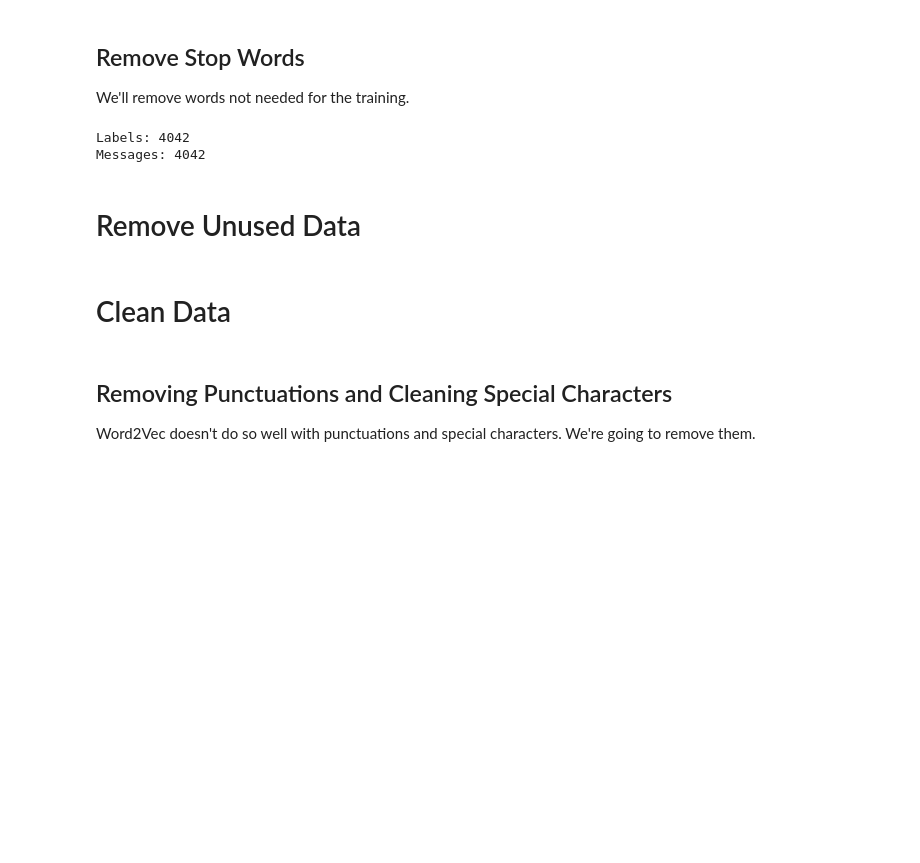
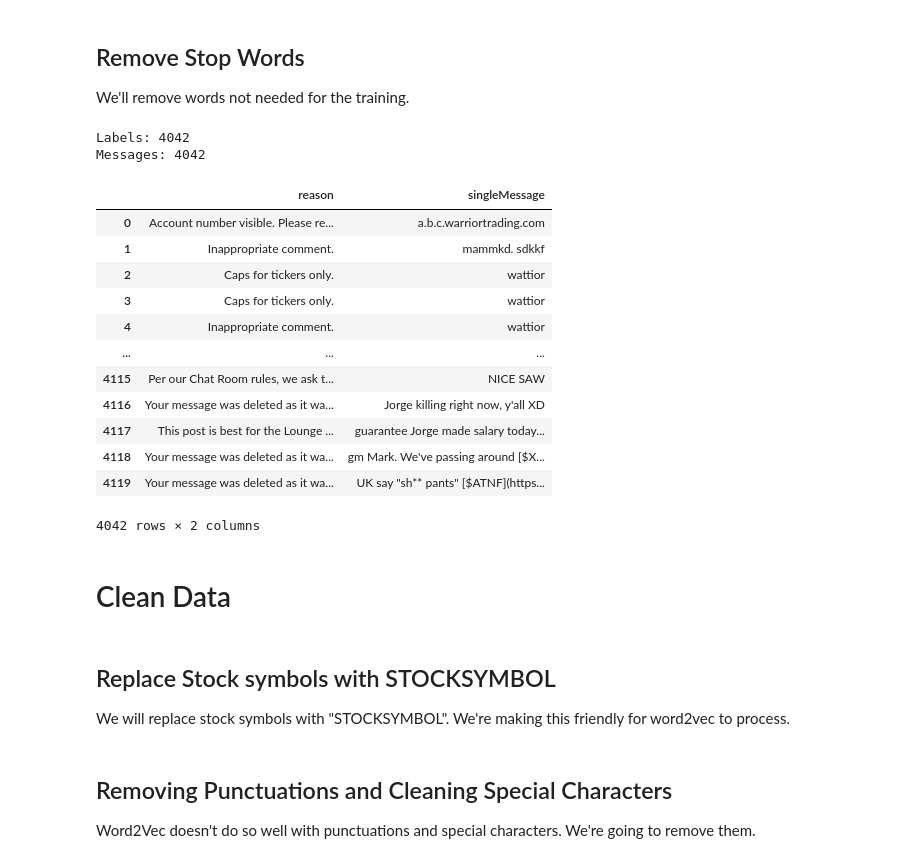
Before and after one commit to duaneleem/research.mldevops, a Jupyter notebook: message-categorization/rnn-softmax-multi-class-text-classify/preprocess-data.ipynb, the cells around one changed output. Drawn from its saved outputs; the diff is of its cells as text; code cells hidden in the pictures; blank space fills up the shorter version.

```diff
--- a/message-categorization/rnn-softmax-multi-class-text-classify/preprocess-data.ipynb
+++ b/message-categorization/rnn-softmax-multi-class-text-classify/preprocess-data.ipynb
@@ -100,7 +138,10 @@ df['singleMessage'] = df['messages'].apply(extract_message)
 # %%
 # Remove 'messages'
 # Documentation: https://pandas.pydata.org/docs/reference/api/pandas.DataFrame.drop.html
-df.drop(['messages'], axis=1)
+df.drop(['messages'], axis=1, inplace=True)
+
+# Let's see our progress.
+display(df)
 # %% [output]
 |  | reason | singleMessage |
 | 0 | Account number visible. Please re... | a.b.c.warriortrading.com |
@@ -122,29 +163,43 @@ We'll remove words not needed for the training.
 # %%
 def removeStopwords(text):
     # Split the text into words
     words = text.split()
 
     # Use a list comprehension to remove the stopwords
     filtered_words = [word for word in words if word.lower() not in STOPWORDS]
 
     # Join the filtered words back into a single string
     filtered_text = ' '.join(filtered_words)
 
     return filtered_text
 
 # Iterate through the rows of the dataframe
 for index, row in df.iterrows():
     # Remove stopwords from the 'text' column
     row['singleMessage'] = removeStopwords(row['singleMessage'])
 
 # labels = df['reason']
 # messages = df['singleMessage']
 
 # Make sure both labels and messages have the same length.
 print(f'Labels: {len(df["reason"])}')
 print(f'Messages: {len(df["singleMessage"])}')
+
+# Let's see our progress.
+display(df)
 # %% [output]
 Labels: 4042
 Messages: 4042
+|  | reason | singleMessage |
+| 0 | Account number visible. Please re... | a.b.c.warriortrading.com |
+| 1 | Inappropriate comment. | mammkd. sdkkf |
+| 2 | Caps for tickers only. | wattior |
+| 3 | Caps for tickers only. | wattior |
+| 4 | Inappropriate comment. | wattior |
+| ... | ... | ... |
+| 4115 | Per our Chat Room rules, we ask t... | NICE SAW |
+| 4116 | Your message was deleted as it wa... | Jorge killing right now, y'all XD |
+| 4117 | This post is best for the Lounge ... | guarantee Jorge made salary today... |
+| 4118 | Your message was deleted as it wa... | gm Mark. We've passing around [$X... |
+| 4119 | Your message was deleted as it wa... | UK say "sh** pants" [$ATNF](https... |
+4042 rows × 2 columns
-# %% [markdown]
-# Remove Unused Data
@@ -153,2 +206,6 @@ df = df.drop(['messages'], axis=1)
 # %% [markdown]
 # Clean Data
+# %% [markdown]
+## Replace Stock symbols with STOCKSYMBOL
+
+We will replace stock symbols with "STOCKSYMBOL".  We're making this friendly for word2vec to process.
```
Also changed, not shown: parts of 14 cells of this notebook.
